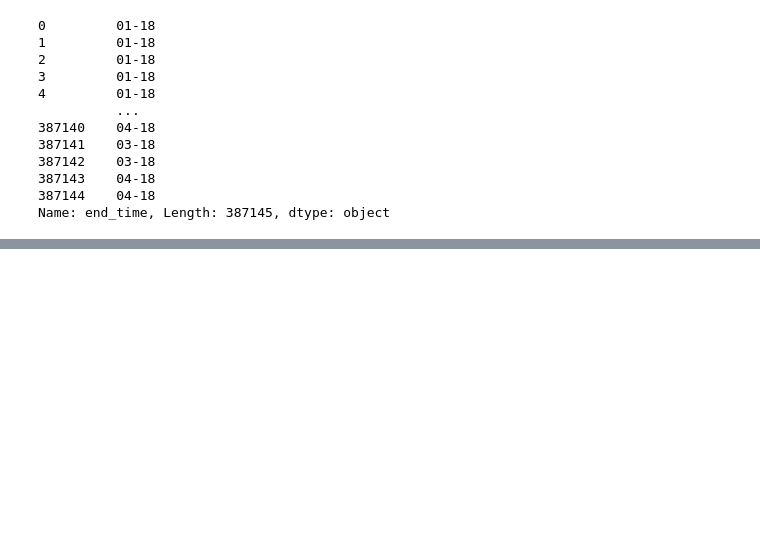
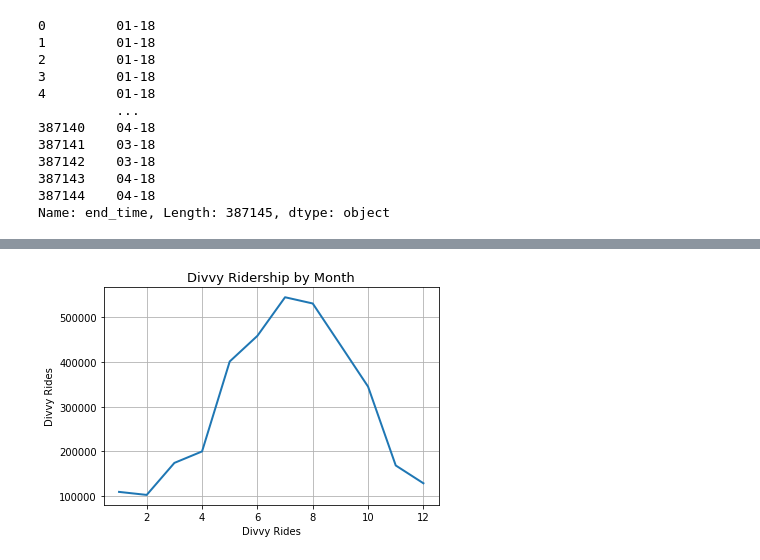
Before and after one commit to AlejandraRosa/Divvy_Project, a Jupyter notebook: Divvy_main.ipynb, the cells around one changed output, grey strips where cells are left out. Saved outputs shown, nothing was run; the diff lists cells and outputs as text; code cells hidden in the pictures; blank space fills up the shorter version.

```diff
--- a/Divvy_main.ipynb
+++ b/Divvy_main.ipynb
@@ -99,0 +124,4 @@ divvy_combined = pd.concat(divvy_data)
+# %%
+#transform objects to dates
+divvy_combined['start_time'] = pd.to_datetime(divvy_combined['start_time'])
+divvy_combined['end_time'] = pd.to_datetime(divvy_combined['end_time'])
@@ -99,0 +145,7 @@ divvy_combined = pd.concat(divvy_data)
+# %%
+#copy dataframe and add a month column using start time
+divvy_combined_month = divvy_combined
+
+divvy_combined_month['month'] = divvy_combined['start_time'].dt.month
+
+divvy_combined_month
@@ -99,0 +168,4 @@ divvy_combined = pd.concat(divvy_data)
+# %%
+#move month as index
+month_count = divvy_combined_month.groupby('month').count()
+month_count
@@ -99,0 +189,3 @@ divvy_combined = pd.concat(divvy_data)
+# %%
+month_to_plot = month_count[month_count.columns[1:2]]
+month_to_plot
@@ -99,0 +224,13 @@ divvy_combined = pd.concat(divvy_data)
+# %%
+fig, ax = plt.subplots()
+plt.plot(month_to_plot,linewidth=2.0)
+plt.title("Divvy Ridership by Month",fontsize=13)
+plt.grid(True)
+plt.ylabel('Divvy Rides')
+plt.xlabel('Divvy Rides')
+#ax.set_xticklabels(np.arange(12), calendar.month_name[1:13])
+
+#plt.xticks(
+plt.show()
+# %% [output]
+[figure, added]
```
Also changed, not shown: parts of 34 cells of this notebook.
